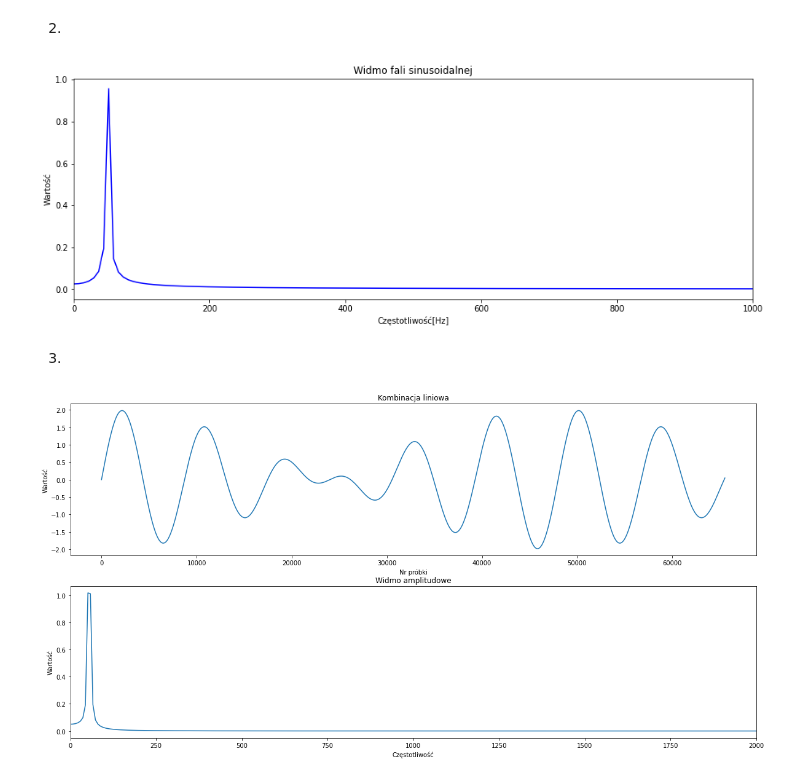
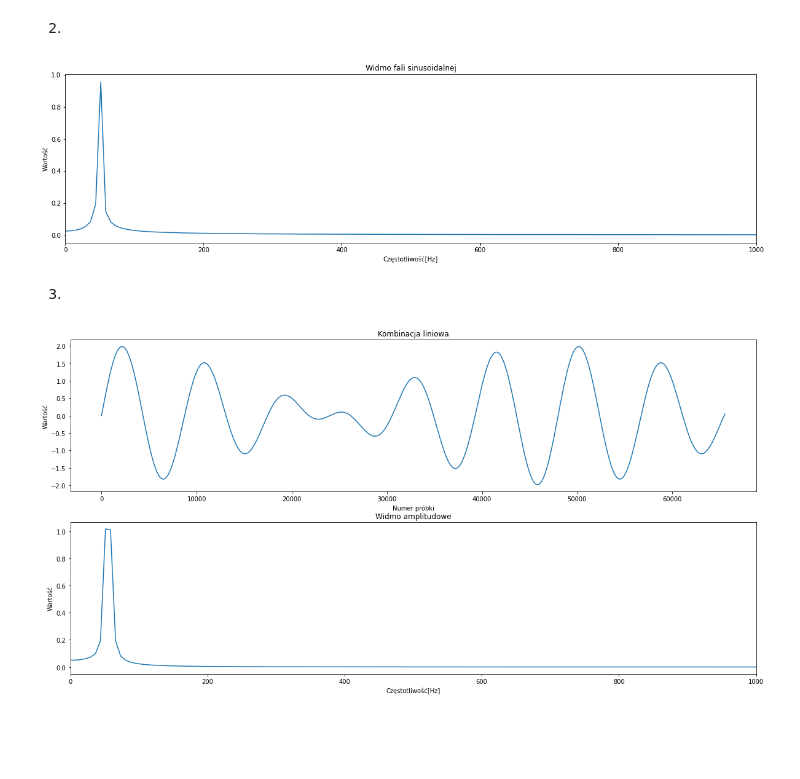
Before and after one commit to magdalena09/CPSiO-lab, a Jupyter notebook: lab1.ipynb, the cells around one changed output. Saved outputs shown, nothing was run; the diff lists cells and outputs as text; code cells hidden in the pictures; blank space fills up the shorter version.

```diff
--- a/lab1.ipynb
+++ b/lab1.ipynb
@@ -102,13 +101,13 @@ length = 65_536
 N = np.arange(length)
 fs = 480_000
 
-sinus = np.sin(2 * np.pi * N * f/fs)
+sinus = np.sin(2 * N * np.pi * f/fs) #sin(2 * pi * f * t), t = 1/fs
 
-fig, axes = plt.subplots(ncols=1, nrows = 1, figsize=(15,5))
-axes.plot(N, sinus, color='blue')
-axes.set_title('Sygnał sinusoidalny')
-axes.set_ylabel('Amplituda')
-axes.set_xlabel('Numer próbki')
-axes.axhline(y=0, color='black')
+plt.figure(figsize=(20,10))
+plt.plot(N, sinus)
+plt.title('Sygnał sinusoidalny')
+plt.ylabel('Amplituda')
+plt.xlabel('Numer próbki')
+plt.axhline(y=0, color='black')
 plt.show()
 # %% [output]
@@ -118,45 +117,45 @@ plt.show()
 # %%
 widmo = np.abs(np.fft.rfft(sinus)) / (length/2)
 f = np.fft.rfftfreq(length, 1/fs)
 
-fig, axes = plt.subplots(ncols=1, nrows = 1, figsize=(15,5))
-axes.plot(f, widmo, color='blue')
-axes.set_title('Widmo fali sinusoidalnej')
-axes.set_ylabel('Wartość')
-axes.set_xlabel('Częstotliwość[Hz]')
+plt.figure(figsize=(20,5))
+plt.plot(f, widmo)
+plt.title('Widmo fali sinusoidalnej')
+plt.ylabel('Wartość')
+plt.xlabel('Częstotliwość[Hz]')
 plt.xlim(0,sampling_frequency_ekg1)
 plt.show()
 # %% [output]
-[figure, old version]
+[figure, new version]
 # %% [markdown]
 3)
 # %%
-
 f1 = 50 # ustawienie częstotliwości 50 Hz
 f2 = 60 # ustawienie częstotliwości 60 Hz
+fs = 480_000
 
-x = np.arange(length)
+N = np.arange(length)
 
-y1 = np.sin(np.pi/240000 * x * f1)
-y2 = np.sin(np.pi/240000 * x * f2)
+y1 = np.sin(2 * np.pi * N * f1/fs)
+y2 = np.sin(2 * np.pi * N * f2/fs)
 
-spectrum = np.fft.rfft(y1 + y2)
+widmo = np.abs(np.fft.rfft(y1 + y2)) / (length/2)
 
 plt.figure(figsize=(20,10))
 
 plt.subplot(2, 1, 1)
-plt.plot(x,y1 + y2)
+plt.plot(N,y1 + y2)
 plt.title('Kombinacja liniowa')
 plt.xlabel('Numer próbki')
 plt.ylabel('Wartość')
 
 plt.subplot(2, 1, 2)
-plt.plot(f, np.abs(spectrum_two_sin) / (length/2))
-plt.xlim(0, 2000)
+plt.plot(f, widmo)
+plt.xlim(0, 1000)
 plt.title('Widmo amplitudowe')
 plt.xlabel('Częstotliwość[Hz]')
 plt.ylabel('Wartość')
 
 plt.show()
 # %% [output]
-[figure, old version]
+[figure, new version]
```
Also changed, not shown: parts of 5 cells of this notebook.
